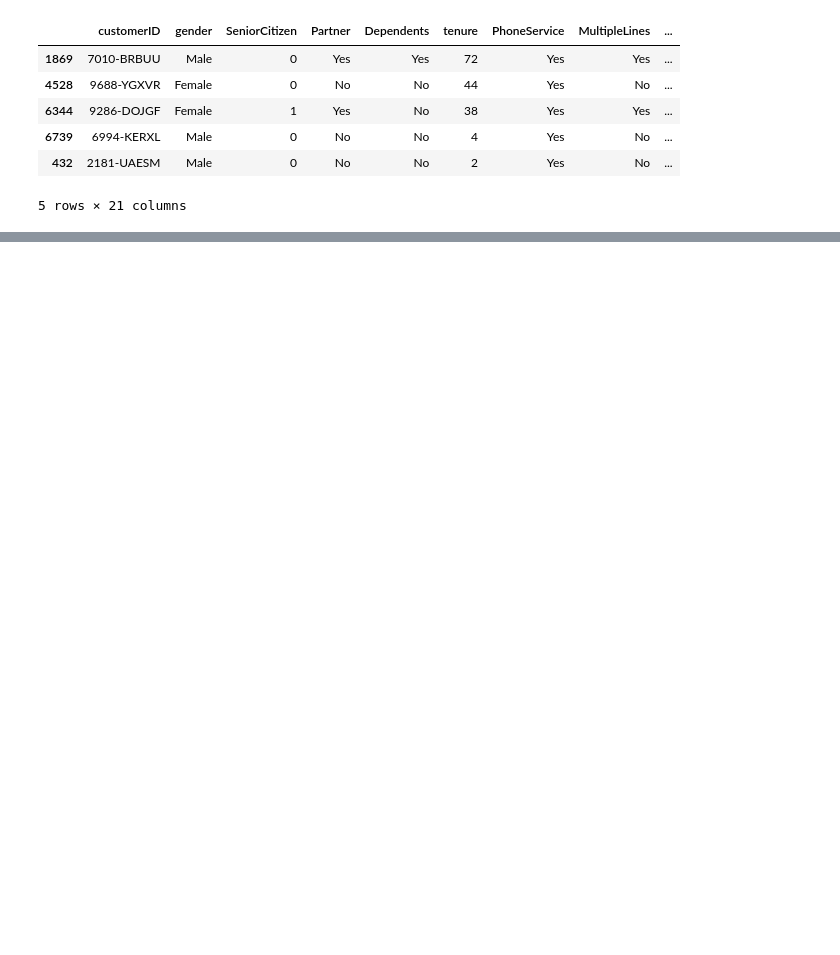
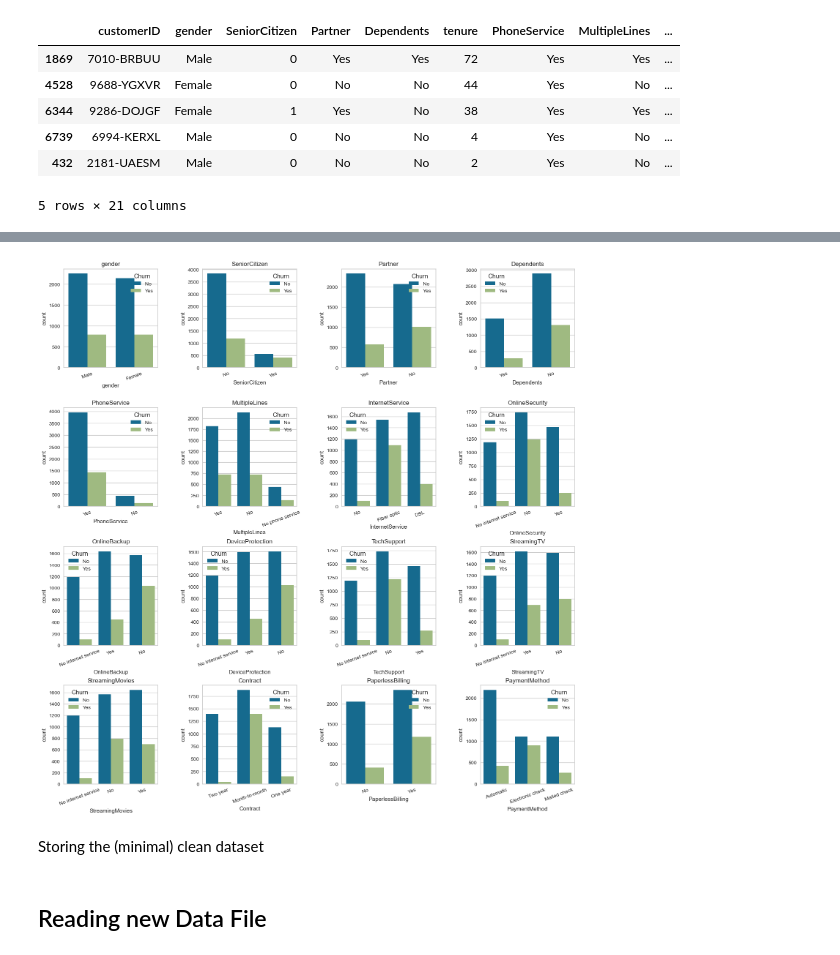
Before and after one commit to gordoaraujo/cl_churn_prediction, a Jupyter notebook: notebooks/Jose_Data_Cleaning_and_Analysis.ipynb, the cells around one changed output, grey strips where cells are left out. Drawn from its saved outputs; the diff is of its cells as text; code cells hidden in the pictures; blank space fills up the shorter version.

```diff
--- a/notebooks/Jose_Data_Cleaning_and_Analysis.ipynb
+++ b/notebooks/Jose_Data_Cleaning_and_Analysis.ipynb
@@ -67,0 +153,12 @@ sns.histplot(data = df_churn, x = "TotalCharges", hue = "Churn", kde = True, fil
+# %%
+fig, ax = plt.subplots(nrows=4, ncols=4, sharex=False, sharey=False, figsize = (16, 16))
+fig.tight_layout(pad = 5)
+ax = ax.flatten()
+for i, nc in enumerate(categorical_variables[:-1]):
+    sns.countplot(data = df_churn, x = nc, hue='Churn', ax = ax[i])
+    ax[i].tick_params(axis='x', rotation=20)
+    ax[i].set_title(nc)
+# %% [output]
+[figure, added]
+# %% [markdown]
+Storing the (minimal) clean dataset
@@ -67,0 +167,2 @@ sns.histplot(data = df_churn, x = "TotalCharges", hue = "Churn", kde = True, fil
+# %% [markdown]
+## Reading new Data File
```
Also changed, not shown: parts of 29 cells of this notebook, 1 other file.
